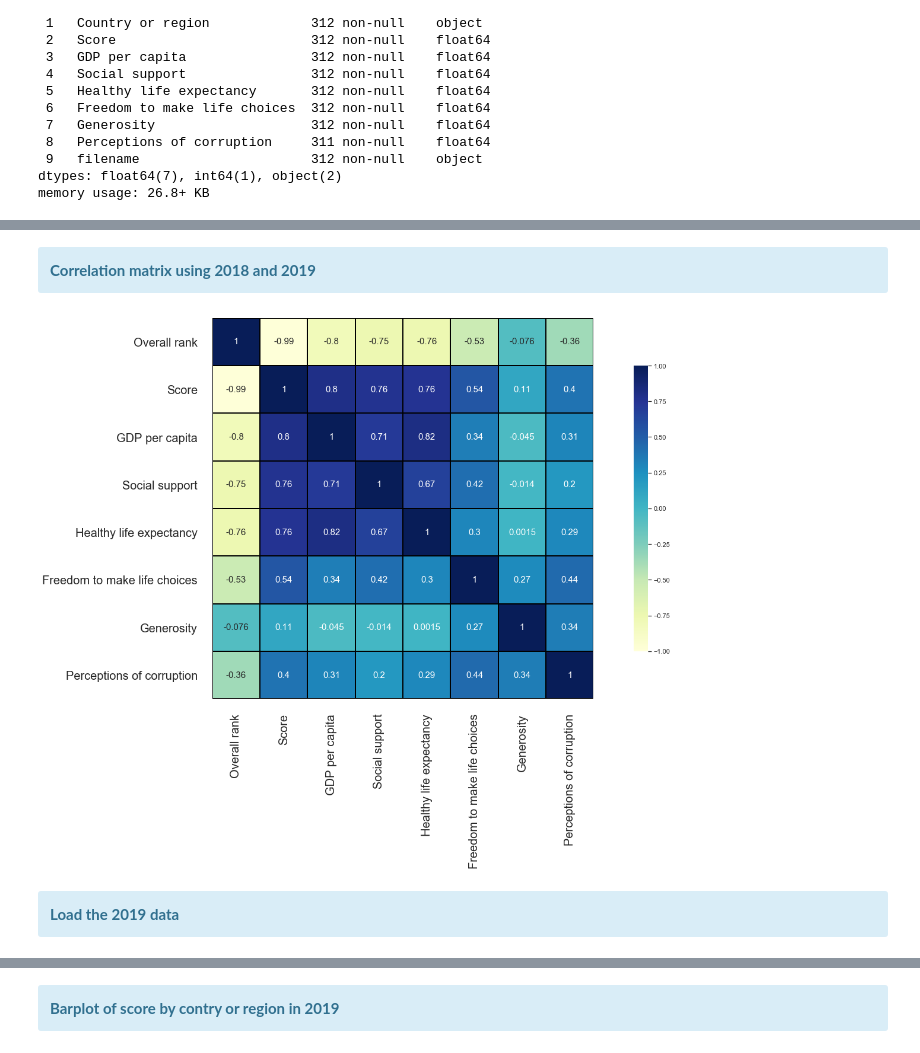
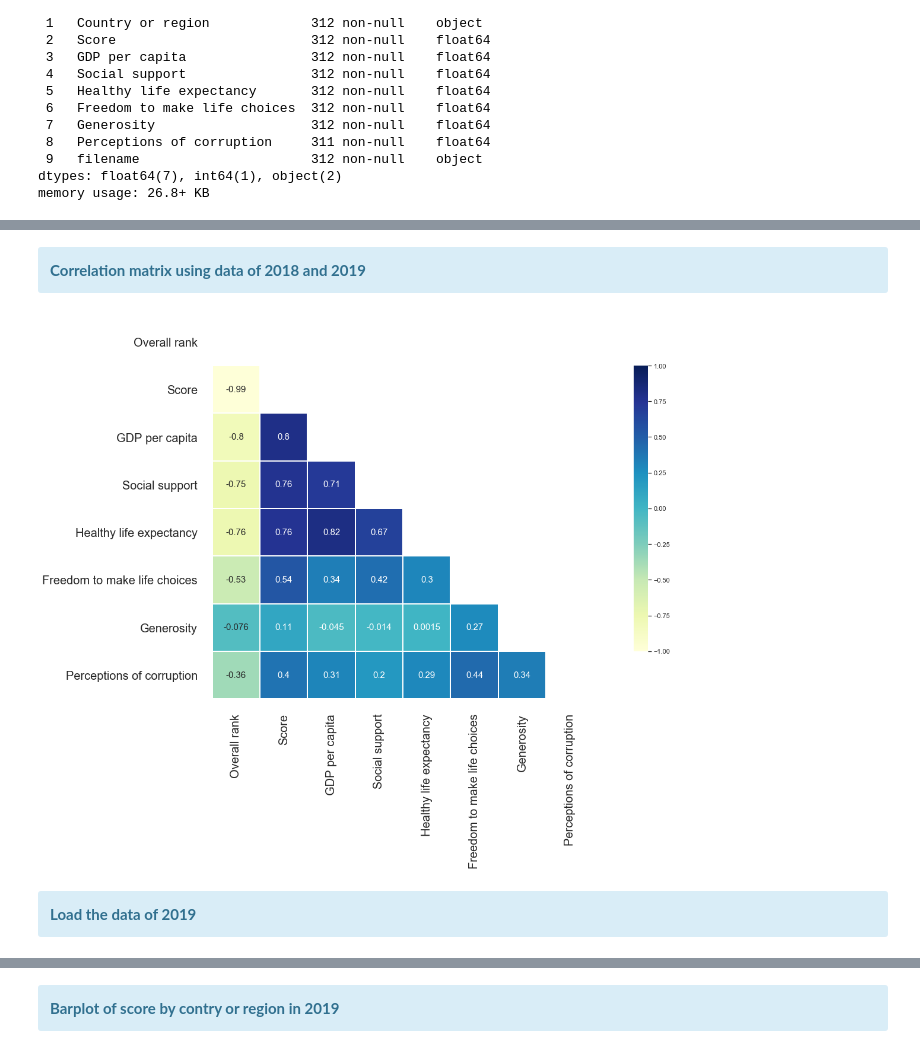
Before and after one commit to Empanator/World_Happiness_Report, a Jupyter notebook: World Happiness Report.ipynb, the cells around one changed output, grey strips where cells are left out. Cells and saved outputs as stored; diff of their text form; code cells hidden in the pictures.

```diff
--- a/World Happiness Report.ipynb
+++ b/World Happiness Report.ipynb
@@ -87,26 +116,31 @@ memory usage: 26.8+ KB
 # %% [markdown]
 <div class="alert alert-block alert-info">
-<b>Correlation matrix using 2018 and 2019</b>
+<b>Correlation matrix using data of 2018 and 2019</b>
 </div>
 # %%
 plt.figure(figsize = (20,10))
 plt.xticks(fontsize = 20)
 plt.yticks(fontsize = 20)
 plt.tick_params(axis = 'both', pad = 15, size = 10)
 plt.tight_layout()
 plt.rc('font', size = 15)
 
-ax = sns.heatmap(df.corr(), annot = True, cmap = 'YlGnBu', vmax = 1, center = 0, vmin = -1,
-                 square = True, linewidths = 1, linecolor = 'black', cbar_kws = {'shrink': 0.75})
+corr = df.corr()
+
+# To hide part of the correlation matrix
+mask = np.triu(np.ones_like(corr, dtype=np.bool))
+
+ax = sns.heatmap(corr, mask = mask, annot = True, cmap = 'YlGnBu', vmax = 1, center = 0, vmin = -1,
+                 square = True, linewidths = 1, linecolor = 'white', cbar_kws = {'shrink': 0.75})
 
 ax.tick_params(labelsize = 20, length = 10)
 
 plt.show()
 # %% [output]
-[figure, old version]
+[figure, new version]
 # %% [markdown]
 <div class="alert alert-block alert-info">
-<b>Load the 2019 data</b>
+<b>Load the data of 2019</b>
 </div>
 # %%
 df_2019 = pd.read_csv('World Happiness Report - 2019.csv')
```
Also changed, not shown: parts of 6 cells of this notebook.
